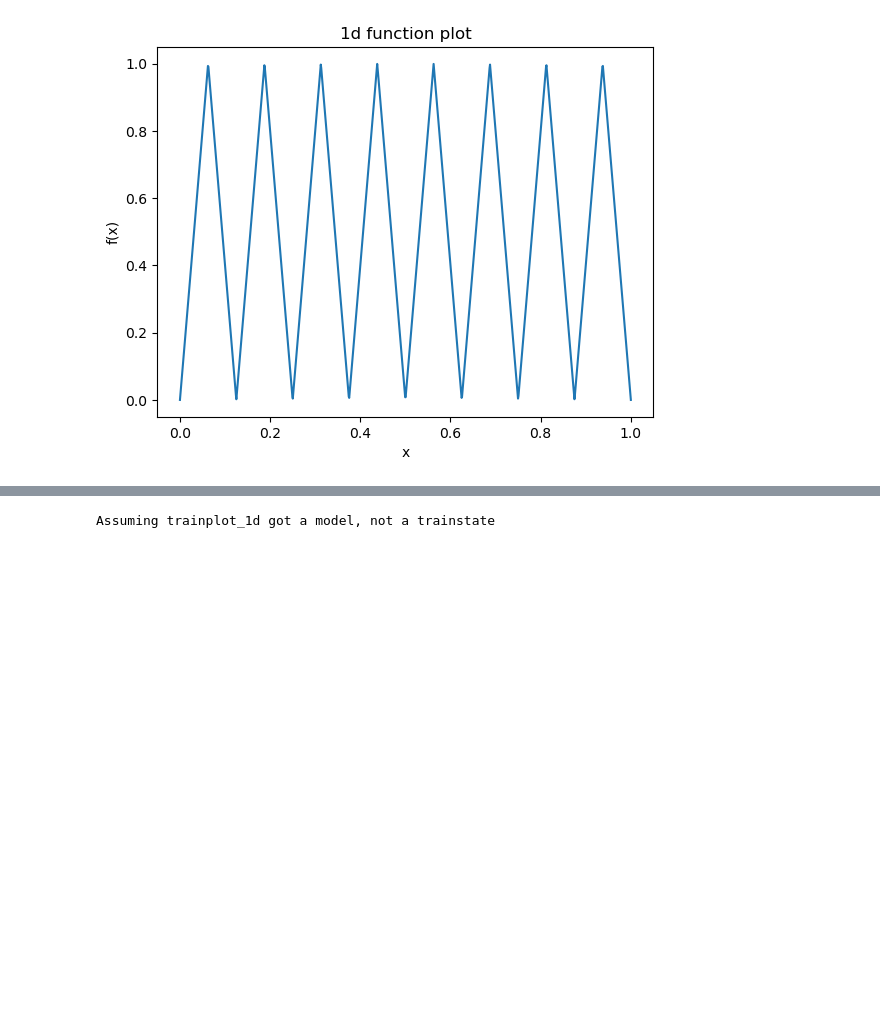
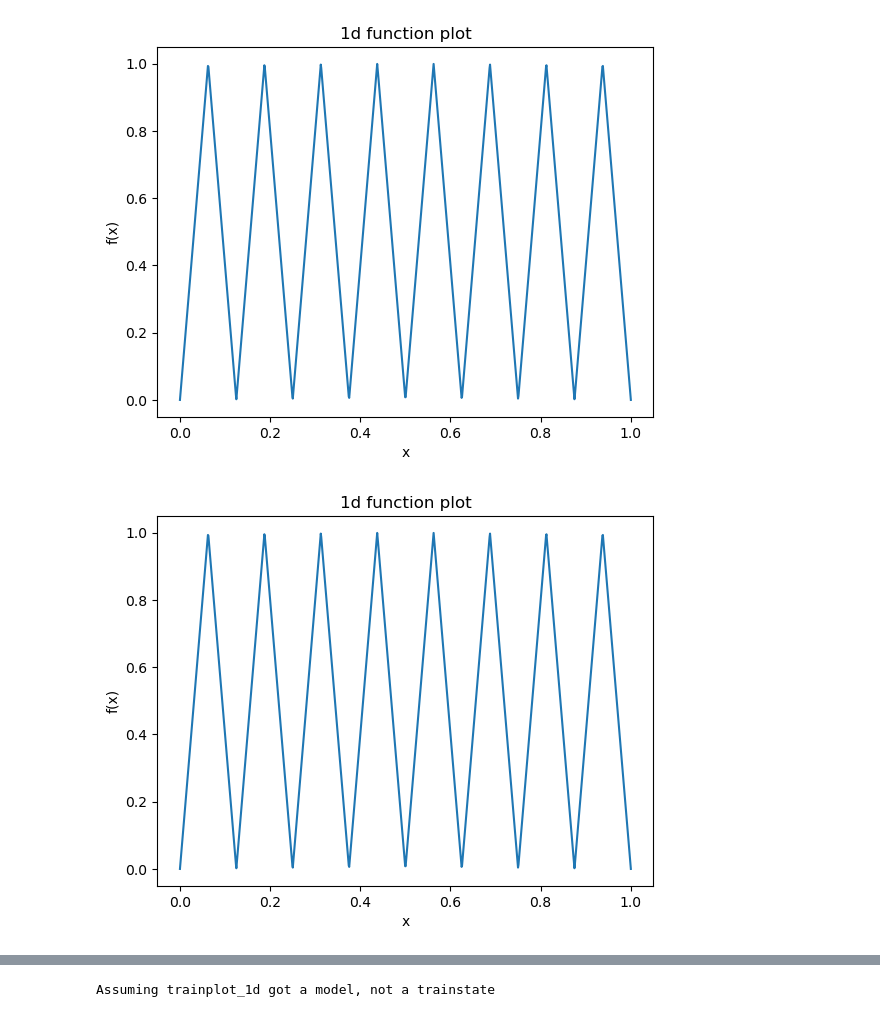
Before and after one commit to LRudL/dots, a Jupyter notebook: notebooks/sawtooth.ipynb, the cells around one changed output, grey strips where cells are left out. Cells and saved outputs as stored; diff of their text form; code cells hidden in the pictures; blank space fills up the shorter version.

```diff
--- a/notebooks/sawtooth.ipynb
+++ b/notebooks/sawtooth.ipynb
@@ -78,14 +81,23 @@ def deep_sawtooth(layers):
     #model.layers[0].weight.data[0] = 1.0
     #model.layers[2].weight.data[0] = 1.0
     #for i in range(4, len(model.layers), 2):
-    #    model.layers[i].weight.data[0] = 1.0
+    #model.layers[i].weight.data[0] = 1.0
     for i in range(0, len(model.layers), 4):
         j = i + 2
-        #print(f"i: {i}, j: {j}")
-        #print(f"i weight size: {model.layers[i].weight.data.size()}")
-        #print(f"j weight size: {model.layers[j].weight.data.size()}")
-        #print(f"i bias size: {model.layers[i].bias.data.size()}")
-        #print(f"j bias size: {model.layers[j].bias.data.size()}")
+        model.layers[i].weight.data[0][0] = 1.0
+        model.layers[j].weight.data[0][0] = 2.0
+        model.layers[i].weight.data[1][0] = 1.0
+        model.layers[i].bias.data[1] = -0.5
+        model.layers[j].weight.data[0][1] = -4.0
+    return model
+
+def deep_only_sawtooth(layers):
+    model = MLP(1, 1, flatten([[2, 1] for i in range(layers)])[:-1])
+    for i in range(0, len(model.layers), 2):
+        model.layers[i].weight.data.fill_(0)
+        model.layers[i].bias.data.fill_(0)
+    for i in range(0, len(model.layers), 4):
+        j = i + 2
         model.layers[i].weight.data[0][0] = 1.0
         model.layers[j].weight.data[0][0] = 2.0
         model.layers[i].weight.data[1][0] = 1.0
@@ -108,3 +120,17 @@ def shallow_sawtooth(layers):
         model.layers[0].weight.data[i][0] = 1.0
         model.layers[0].bias.data[i] = -i / (2 ** layers)
     return model
+
+def shallow_only_sawtooth(layers):
+    model = MLP(1, 1, [2**layers])
+    for i in range(0, len(model.layers), 2):
+        model.layers[i].weight.data.fill_(0)
+        model.layers[i].bias.data.fill_(0)
+    for i in range(0, 2**layers):
+        slope = 2 if i % 2 == 0 else -2
+        if i == 0:
+            slope = 1
+        model.layers[2].weight.data[0][i] = slope * (2 ** layers)
+        model.layers[0].weight.data[i][0] = 1.0
+        model.layers[0].bias.data[i] = -i / (2 ** layers)
+    return model
@@ -112,4 +147,8 @@ def shallow_sawtooth(layers):
 plot_1d_fn(deep_sawtooth(4), 0, 1, 1000)
 # %% [output]
 [figure]
+# %%
+plot_1d_fn(shallow_only_sawtooth(4), 0, 1, 1000)
+# %% [output]
+[figure, added]
 # %%
```
Also changed, not shown: parts of 16 cells of this notebook, 4 other files.
